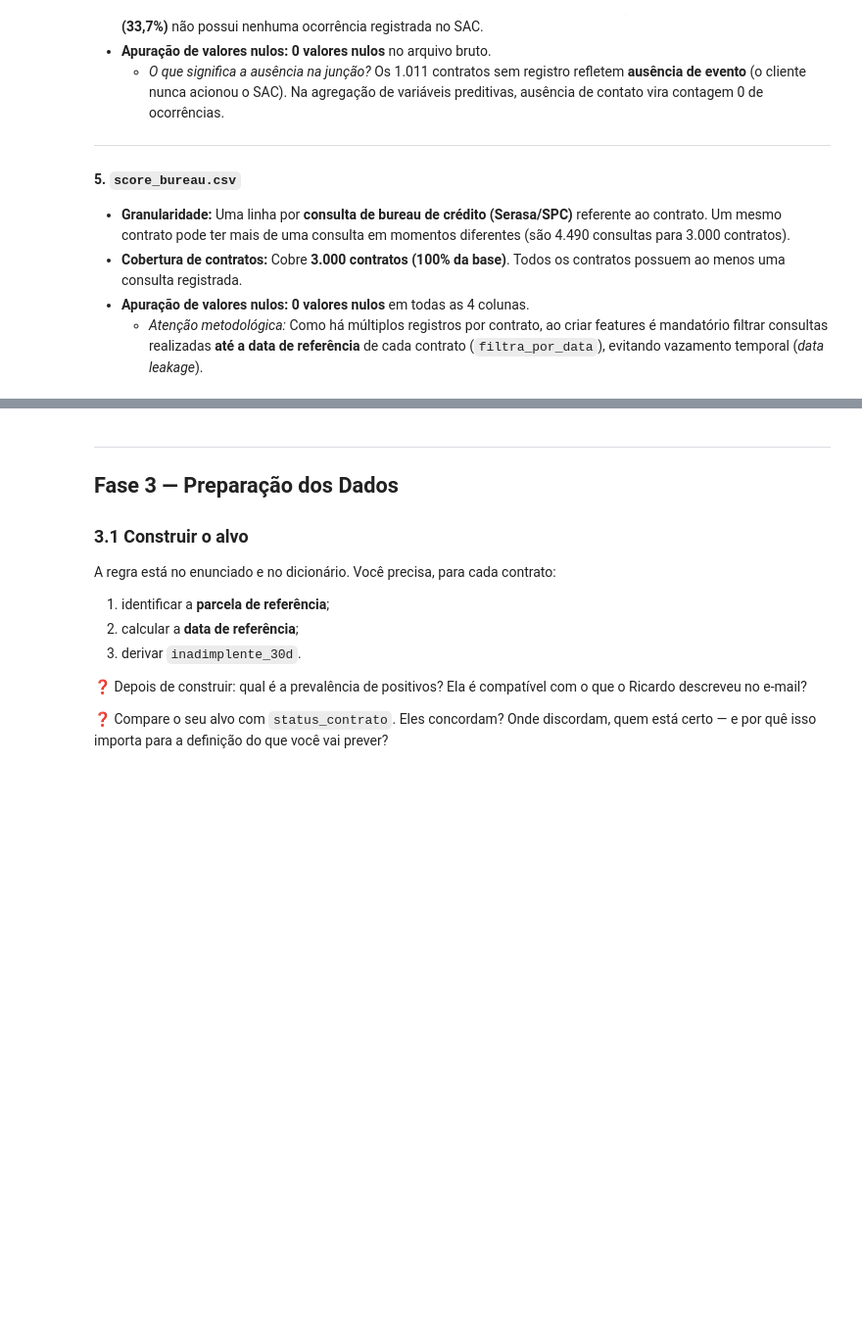
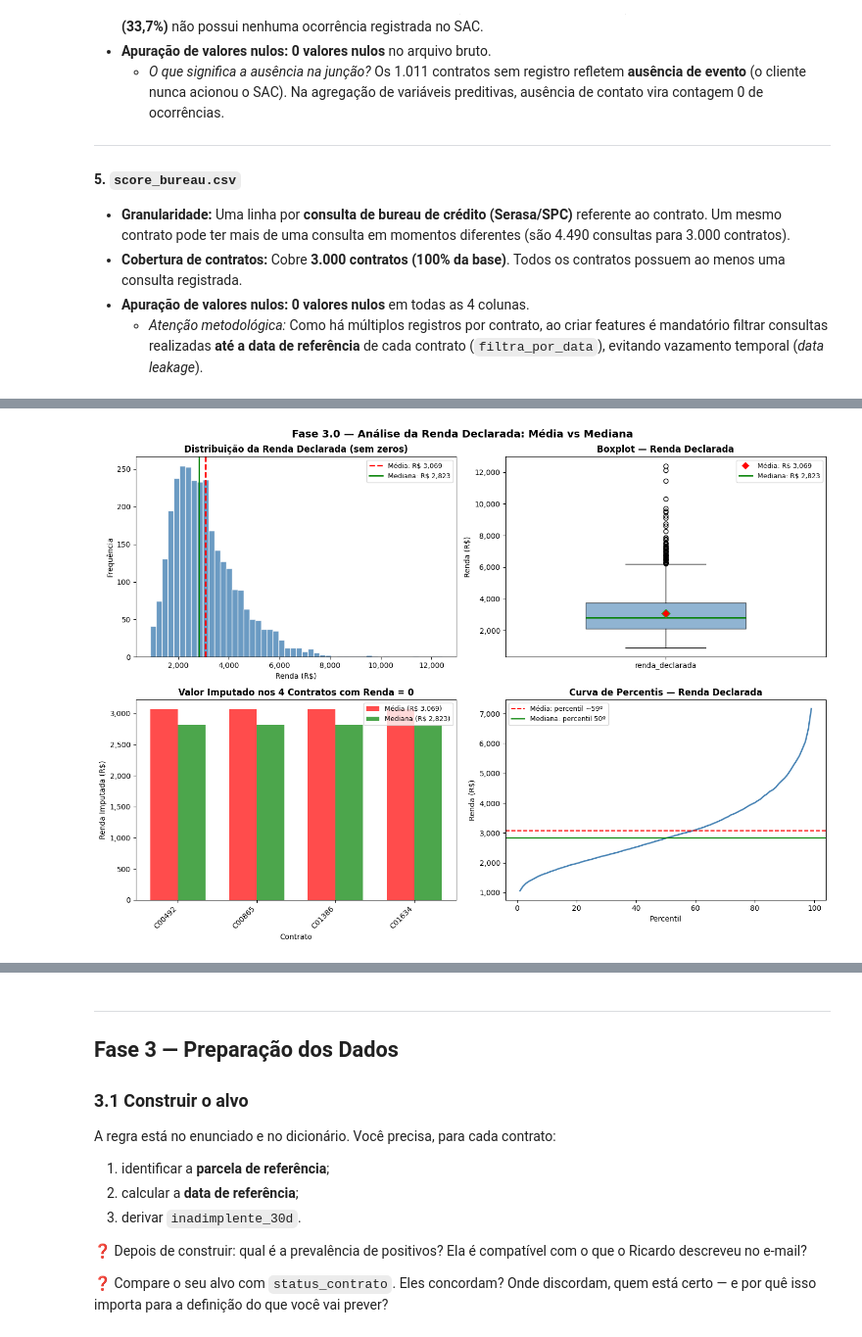
Before and after one commit to raicasale/bemlar, a Jupyter notebook: enunciado.ipynb, the cells around one changed output, grey strips where cells are left out. Shown at 98% size. Cells and saved outputs as stored; diff of their text form; code cells hidden in the pictures; blank space fills up the shorter version.

```diff
--- a/enunciado.ipynb
+++ b/enunciado.ipynb
@@ -228,0 +230,93 @@ df_inventario
+# %%
+import matplotlib.pyplot as plt
+import matplotlib.ticker as mticker
+import numpy as np
+
+# ─── Filtrar apenas rendas > 0 para a análise de distribuição ───
+renda = contratos['renda_declarada']
+renda_pos = renda[renda > 0]
+
+media   = renda_pos.mean()
+mediana = renda_pos.median()
+skew    = renda_pos.skew()
+
+print(f"Contratos com renda = 0: {(renda == 0).sum()}")
+print(f"Contratos com renda > 0: {len(renda_pos)}")
+print(f"Média  (sem zeros): R$ {media:,.2f}")
+print(f"Mediana (sem zeros): R$ {mediana:,.2f}")
+print(f"Diferença (média - mediana): R$ {media - mediana:,.2f}")
+print(f"Assimetria (skewness): {skew:.2f}")
+print()
+
+# ═══════════════════════════════════════════════════════════════
+# PAINEL DE 4 GRÁFICOS
+# ═══════════════════════════════════════════════════════════════
+fig, axes = plt.subplots(2, 2, figsize=(14, 10))
+fig.suptitle('Fase 3.0 — Análise da Renda Declarada: Média vs Mediana',
+             fontsize=14, fontweight='bold', y=0.98)
+
+# ─── 1. Histograma com linhas de média e mediana ──────────────
+ax1 = axes[0, 0]
+ax1.hist(renda_pos, bins=50, color='steelblue', edgecolor='white', alpha=0.8)
+ax1.axvline(media,   color='red',    linestyle='--', linewidth=2, label=f'Média: R$ {media:,.0f}')
+ax1.axvline(mediana, color='green',  linestyle='-',  linewidth=2, label=f'Mediana: R$ {mediana:,.0f}')
+ax1.set_title('Distribuição da Renda Declarada (sem zeros)', fontweight='bold')
+ax1.set_xlabel('Renda (R$)')
+ax1.set_ylabel('Frequência')
+ax1.legend(fontsize=9)
+ax1.xaxis.set_major_formatter(mticker.FuncFormatter(lambda x, _: f'{x:,.0f}'))
+
+# ─── 2. Boxplot ──────────────────────────────────────────────
+ax2 = axes[0, 1]
+bp = ax2.boxplot(renda_pos, vert=True, patch_artist=True,
+                 boxprops=dict(facecolor='steelblue', alpha=0.6),
+                 medianprops=dict(color='green', linewidth=2),
+                 meanprops=dict(marker='D', markerfacecolor='red', markersize=8),
+                 showmeans=True, widths=0.5)
+ax2.set_title('Boxplot — Renda Declarada', fontweight='bold')
+ax2.set_ylabel('Renda (R$)')
+ax2.set_xticklabels(['renda_declarada'])
+ax2.yaxis.set_major_formatter(mticker.FuncFormatter(lambda x, _: f'{x:,.0f}'))
+
+# Legenda manual para boxplot
+from matplotlib.lines import Line2D
+legend_elements = [
+    Line2D([0],[0], marker='D', color='w', markerfacecolor='red',   markersize=8, label=f'Média: R$ {media:,.0f}'),
+    Line2D([0],[0], color='green', linewidth=2, label=f'Mediana: R$ {mediana:,.0f}')
+]
+ax2.legend(handles=legend_elements, fontsize=9, loc='upper right')
+
+# ─── 3. Simulação: impacto nos 4 contratos ────────────────────
+ax3 = axes[1, 0]
+zeros = contratos[contratos['renda_declarada'] == 0][['id_contrato','valor_parcela']].copy()
+zeros['Imputação Média']   = media
+zeros['Imputação Mediana'] = mediana
+
+x = np.arange(len(zeros))
+width = 0.35
+bars1 = ax3.bar(x - width/2, zeros['Imputação Média'],   width, label=f'Média (R$ {media:,.0f})',   color='red',   alpha=0.7)
+bars2 = ax3.bar(x + width/2, zeros['Imputação Mediana'], width, label=f'Mediana (R$ {mediana:,.0f})', color='green', alpha=0.7)
+ax3.set_title('Valor Imputado nos 4 Contratos com Renda = 0', fontweight='bold')
+ax3.set_xlabel('Contrato')
+ax3.set_ylabel('Renda Imputada (R$)')
+ax3.set_xticks(x)
+ax3.set_xticklabels(zeros['id_contrato'].values, rotation=45, ha='right')
+ax3.legend(fontsize=9)
+ax3.yaxis.set_major_formatter(mticker.FuncFormatter(lambda x, _: f'{x:,.0f}'))
+
+# ─── 4. Percentis — mostrando onde a média e mediana caem ─────
+ax4 = axes[1, 1]
+percentis = np.arange(1, 100)
+vals_perc = np.percentile(renda_pos, percentis)
+ax4.plot(percentis, vals_perc, color='steelblue', linewidth=2)
+ax4.axhline(media,   color='red',   linestyle='--', linewidth=1.5, label=f'Média: percentil ~{(renda_pos <= media).mean()*100:.0f}º')
+ax4.axhline(mediana, color='green', linestyle='-',  linewidth=1.5, label=f'Mediana: percentil 50º')
+ax4.set_title('Curva de Percentis — Renda Declarada', fontweight='bold')
+ax4.set_xlabel('Percentil')
+ax4.set_ylabel('Renda (R$)')
+ax4.legend(fontsize=9)
+ax4.yaxis.set_major_formatter(mticker.FuncFormatter(lambda x, _: f'{x:,.0f}'))
+
+plt.tight_layout()
+plt.show()
+# %% [output]
@@ -228,0 +329 @@ df_inventario
+[figure, added]
```
Also changed, not shown: parts of 9 cells of this notebook.
